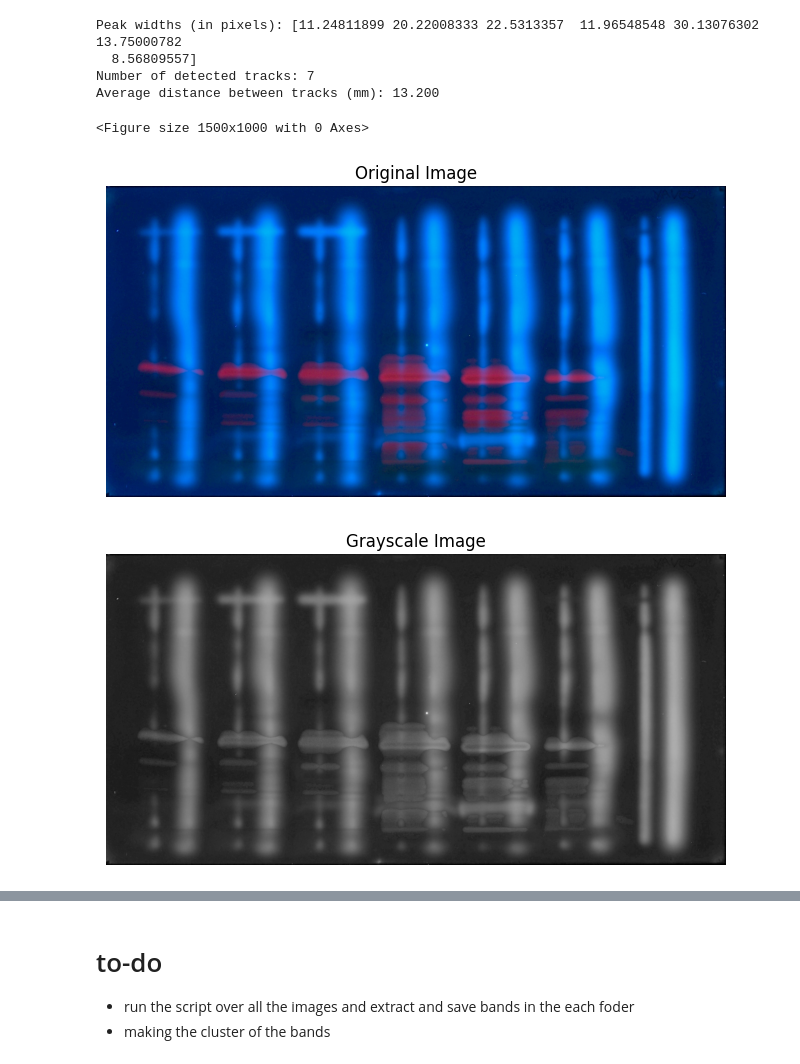
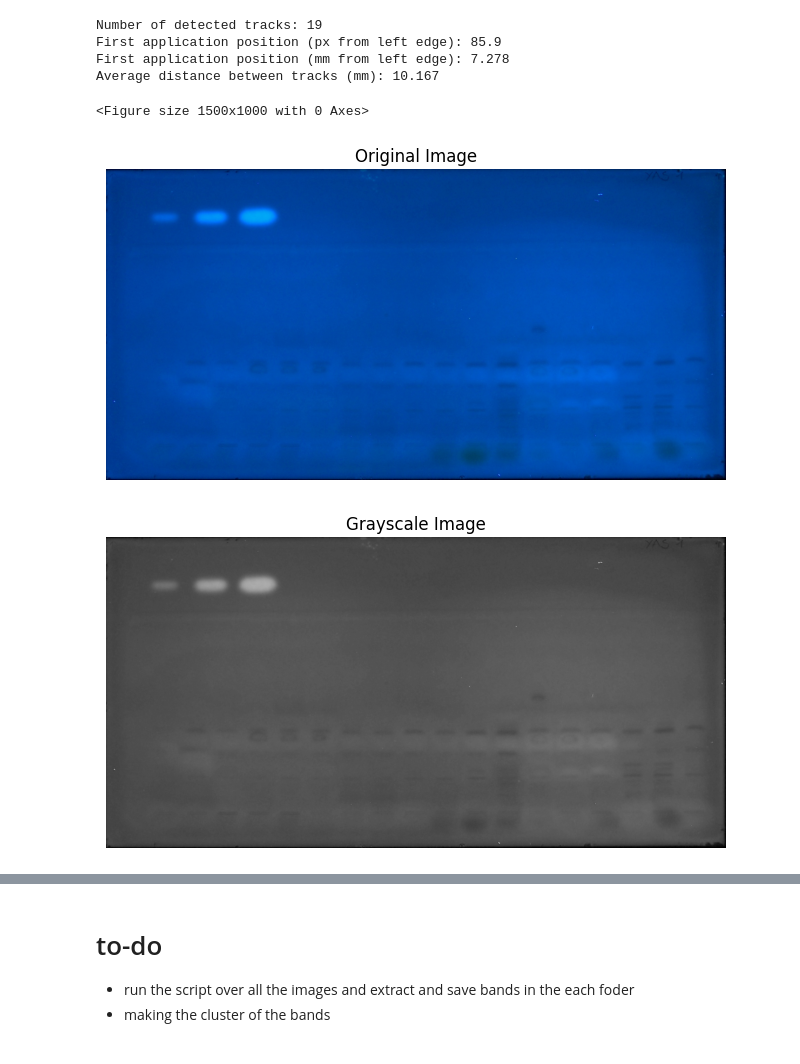
Before and after one commit to maneetoth/2LabsToGo-Eco, a Jupyter notebook: 2LabsToGo-Eco-Software/Notebook/track_detection.ipynb, the cells around one changed output, grey strips where cells are left out. Drawn from its saved outputs; the diff is of its cells as text; code cells hidden in the pictures.

```diff
--- a/2LabsToGo-Eco-Software/Notebook/track_detection.ipynb
+++ b/2LabsToGo-Eco-Software/Notebook/track_detection.ipynb
@@ -8,7 +8,7 @@ from scipy.signal import find_peaks, peak_widths, savgol_filter
 # STEP 1 — STANDARDIZE INPUT
 # ============================
 
-def preprocess_image(image_path, target_width=1024, crop_percent=0.05):
+def preprocess_image(image_path, target_width=1024, crop_percent=0.02):
     img = cv2.imread(image_path)
     gray = cv2.cvtColor(img, cv2.COLOR_BGR2GRAY)
 
@@ -35,8 +35,8 @@ def preprocess_image(image_path, target_width=1024, crop_percent=0.05):
     # CLAHE (contrast enhancement)
     # ============================
     clahe = cv2.createCLAHE(
-        clipLimit=3.0,
-        tileGridSize=(8, 8)
+        clipLimit=5.0,
+        tileGridSize=(20, 1)
     )
     equalized = clahe.apply(cropped)
 
@@ -115,27 +115,44 @@ def detect_tracks(enhanced_image):
 
     smoothed_projection = savgol_filter(
         projection,
-        window_length=51,   # must be odd
-        polyorder=3          # adjust if needed
+        window_length=41,   # must be odd
+        polyorder=3      # adjust if needed
     )
 
 
 
     # Now directly find peaks on inverted signal
 
+    # ----------------------------
+    # 🔥 Adaptive parameters
+    # ----------------------------
+    std_val = np.std(smoothed_projection)
+
+    prominence = 0.1 * std_val   # key parameter
+    # prominence = np.percentile(smoothed_projection, 75) * 0.5
+    # prominence = max(
+    # 0.2 * np.std(smoothed_projection),
+    # 0.3 * np.percentile(smoothed_projection, 75)
+# )
+    distance = len(projection) // 30
+
+    # ----------------------------
+    # Peak detection
+    # ----------------------------
     peaks, properties = find_peaks(
         smoothed_projection,
-        # height=0.2,   # adjust if needed
-        # distance=30,
-        # prominence=0.1,
-        prominence=0.1,           # better than height
-        distance=len(projection)//20
-
-
+        prominence=prominence,
+        distance=distance
     )
 
-    results = peak_widths(smoothed_projection, peaks, rel_height=0.05)
-    print("Peak widths (in pixels):", results[0])
+    # ----------------------------
+    # Adaptive band width
+    # ----------------------------
+    results = peak_widths(
+        smoothed_projection,
+        peaks,
+        rel_height=0.05   # more stable than 0.05
+    )
 
     left_ips = results[2]
     right_ips = results[3]
@@ -199,7 +216,7 @@ def draw_track_boxes(original_img, left_ips, right_ips, scale, crop_x):
 # MAIN PIPELINE
 # ============================
 
-image_path = "download/3_33_2_5_2_37_3_1_1_169.tif"  # <-- replace with your image
+image_path = "download/3_33_2_5_2_34_3_1_1_171.tif"  # <-- replace with your image
 # image_path = "Sugar.jpg"  # <-- replace with your image
 
 original_img, gray_img, preprocessed, scale, crop_x = preprocess_image(image_path)
@@ -217,9 +234,27 @@ print("Number of detected tracks:", len(peaks))
 # ----------------------------
 # Provide the real-world width (in mm) represented by the FULL original image width.
 # Example: if the camera sees 60 mm across the full image width, set known_image_width_mm = 60.0
-known_image_width_mm = 100.0  # <-- set this (float, in mm)
+known_image_width_mm = 200.0  # <-- set this (float, in mm)
 
 mm_per_pixel = None if known_image_width_mm is None else float(known_image_width_mm) / float(original_img.shape[1])
+
+
+# Prefer band centers computed from detected band edges (more stable than peak index)
+centers_cropped = (left_ips + right_ips) / 2.0  # in resized+cropspace pixels
+centers_original_px = np.sort((centers_cropped + crop_x) / scale)  # in original-image pixels
+
+if len(centers_original_px) >= 1:
+    first_application_pos_px = float(centers_original_px[0])
+    print(f"First application position (px from left edge): {first_application_pos_px:.1f}")
+
+    if mm_per_pixel is not None:
+        first_application_pos_mm = first_application_pos_px * mm_per_pixel
+        print(f"First application position (mm from left edge): {first_application_pos_mm:.3f}")
+    else:
+        print("First application position (mm): N/A (set known_image_width_mm first)")
+else:
+    print("First application position: N/A (no tracks detected)")
+
 
 # Average distance between tracks (center-to-center)
 if len(peaks) > 1 and mm_per_pixel is not None:
@@ -262,36 +297,36 @@ plt.title("Preprocessed Image (Normalized + Blurred)")
 plt.axis("off")
 plt.show()
 
 
 # 4️⃣ Enhanced Vertical Structures
 plt.figure(figsize=(8, 6))
 plt.imshow(enhanced, cmap='gray')
 plt.title("Vertical Structure Enhanced (Morphological Opening)")
 plt.axis("off")
 plt.show()
 
 
 # 5️⃣ Projection Profile
 plt.figure(figsize=(10, 4))
 plt.plot(projection)
 plt.plot(peaks, projection[peaks], "ro")
 plt.title("Vertical Projection Profile with Peaks")
 plt.xlabel("X Position (Columns)")
 plt.ylabel("Normalized Intensity")
 plt.show()
 
 
 # 6️⃣ Final Result with Red Boxes
 plt.figure(figsize=(8, 6))
 plt.imshow(cv2.cvtColor(result, cv2.COLOR_BGR2RGB))
 plt.title("Detected Tracks (Red Bounding Boxes)")
 plt.axis("off")
 plt.show()
 # %% [output]
-Peak widths (in pixels): [11.24811899 20.22008333 22.5313357  11.96548548 30.13076302 13.75000782
-  8.56809557]
-Number of detected tracks: 7
-Average distance between tracks (mm): 13.200
+Number of detected tracks: 19
+First application position (px from left edge): 85.9
+First application position (mm from left edge): 7.278
+Average distance between tracks (mm): 10.167
 <Figure size 1500x1000 with 0 Axes>
-[figure, old version]
+[figure, new version]
-[figure, old version]
+[figure, new version]
```
Also changed, not shown: parts of 6 cells of this notebook, 13 other files.
